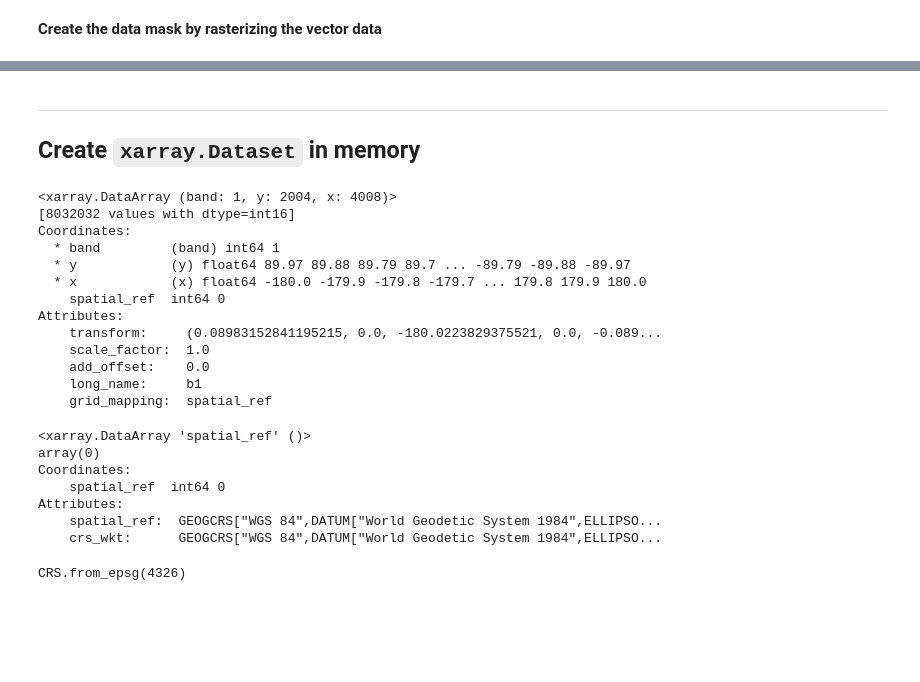
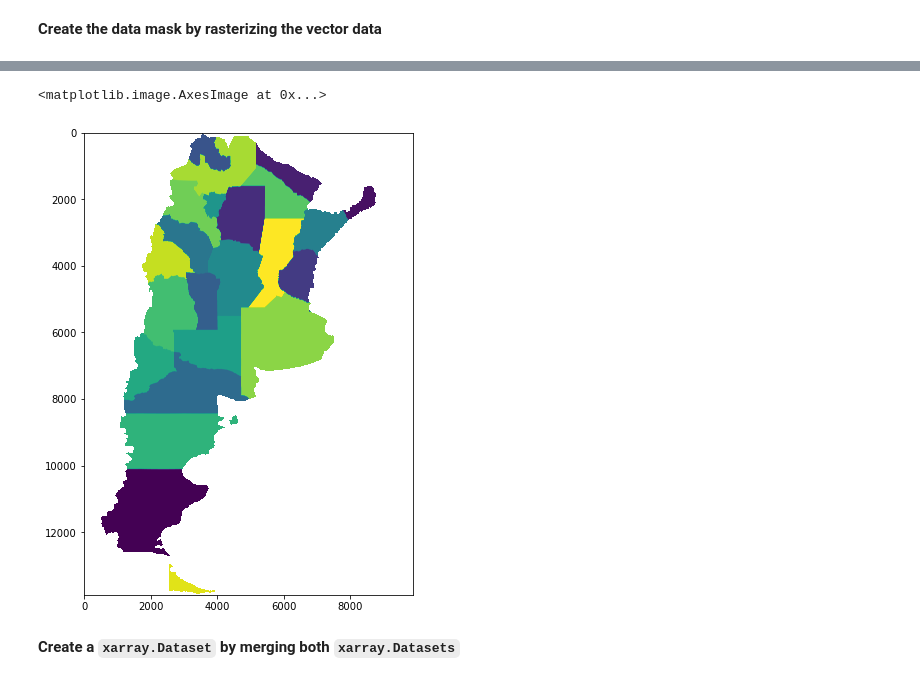
Before and after one commit to Vizzuality/soils-revealed-data, a Jupyter notebook: processing/precalculations_with_zarrs.ipynb, the cells around one changed output, grey strips where cells are left out. Drawn from its saved outputs; the diff is of its cells as text; code cells hidden in the pictures; blank space fills up the shorter version.

```diff
--- a/processing/precalculations_with_zarrs.ipynb
+++ b/processing/precalculations_with_zarrs.ipynb
@@ -85,5 +207,15 @@ store = gc.get_mapper(root)
 
 # Return zarr group
 xds = xr.open_zarr(store=store, group=group, consolidated=True)
+
+# Change coordinates names
+xds = xds.rename({'x': 'lon', 'y': 'lat'})
+
+# Change depth coord from 0 to 1 dimensional array
+depths = xds.coords.get('depth').values
+if depths.ndim == 0:
+    xds = xds.squeeze().drop("depth")
+    xds = xds.assign_coords({"depth": np.array([depths])})
+
 xds
 # %% [output]
@@ -218,5 +282,2 @@ raster.rio.set_crs("epsg:4326", inplace=True)
 # %% [markdown]
 **Create the data mask by rasterizing the vector data**
-# %%
-df.reset_index(level=0, inplace=True)
-df.head()
@@ -240,0 +288,8 @@ KeyError: 'longitude'
+# %%
+%%time
+name = 'Argentina'
+name_prop = 'name_1'
+id_prop = 'gid_1'
+
+da_mask = create_ds_mask(df, xds, id_prop, name_prop, name, debug=False)
+da_mask
@@ -241,3 +326,8 @@ KeyError: 'longitude'
+# %%
+fig, ax = plt.subplots(figsize=(16,8.5))
+ax.imshow(da_mask.values)
+# %% [output]
+<matplotlib.image.AxesImage at 0x...>
+[figure, added]
 # %% [markdown]
-***
-## Create `xarray.Dataset` in memory
+**Create a `xarray.Dataset` by merging both `xarray.Datasets`**
@@ -246,31 +333,0 @@ Historic_SOCS_2010 = 'https://storage.googleapis.com/vizz-data-transfer/SOC_maps
-# %%
-xda = rioxarray.open_rasterio(Historic_SOCS_2010)
-xda
-# %% [output]
-<xarray.DataArray (band: 1, y: 2004, x: 4008)>
-[8032032 values with dtype=int16]
-Coordinates:
-  * band         (band) int64 1
-  * y            (y) float64 89.97 89.88 89.79 89.7 ... -89.79 -89.88 -89.97
-  * x            (x) float64 -180.0 -179.9 -179.8 -179.7 ... 179.8 179.9 180.0
-    spatial_ref  int64 0
-Attributes:
-    transform:     (0.08983152841195215, 0.0, -180.0223829375521, 0.0, -0.089...
-    scale_factor:  1.0
-    add_offset:    0.0
-    long_name:     b1
-    grid_mapping:  spatial_ref
-# %%
-xda.coords['spatial_ref']
-# %% [output]
-<xarray.DataArray 'spatial_ref' ()>
-array(0)
-Coordinates:
-    spatial_ref  int64 0
-Attributes:
-    spatial_ref:  GEOGCRS["WGS 84",DATUM["World Geodetic System 1984",ELLIPSO...
-    crs_wkt:      GEOGCRS["WGS 84",DATUM["World Geodetic System 1984",ELLIPSO...
-# %%
-xda.rio.crs
-# %% [output]
-CRS.from_epsg(4326)
```
Also changed, not shown: parts of 35 cells of this notebook, 1 other file.
